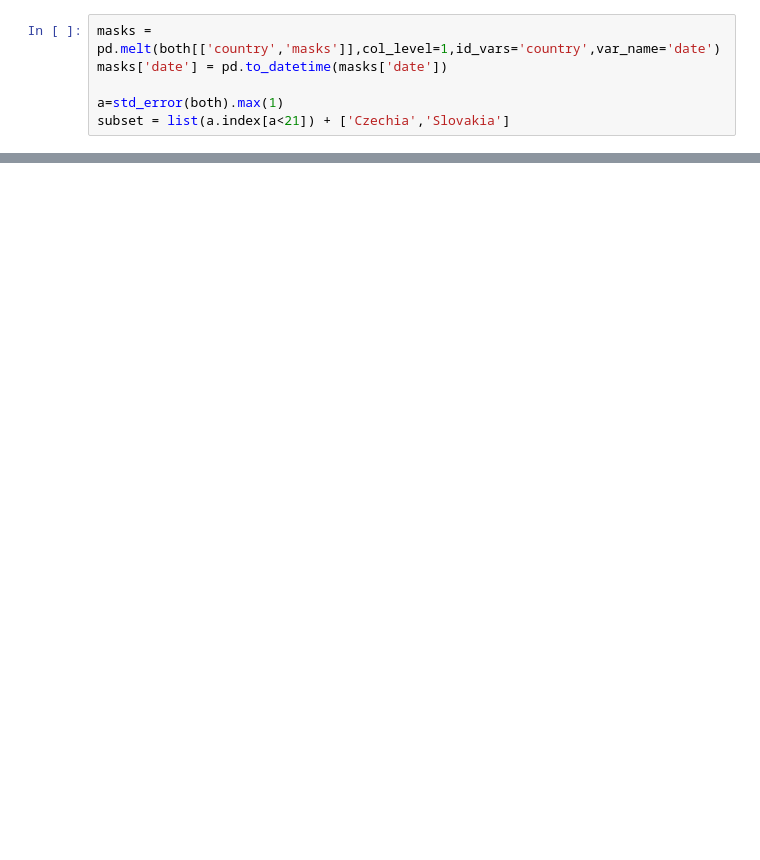
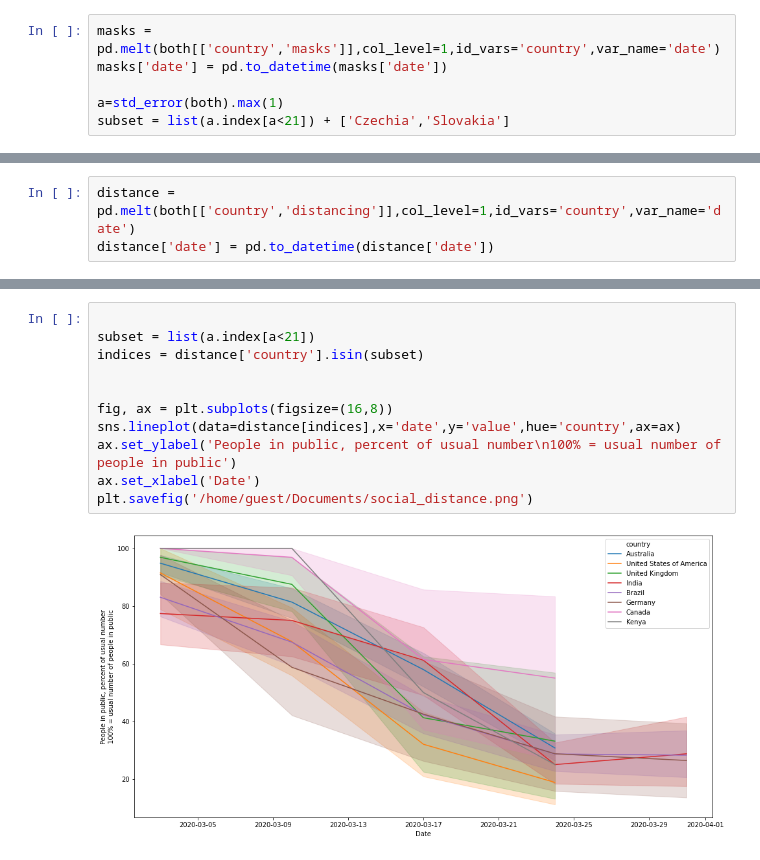
Before and after one commit to epidemics/containment, a Jupyter notebook: survery_results_conversion.ipynb, the cells around one changed output, grey strips where cells are left out. Saved outputs shown, nothing was run; the diff lists cells and outputs as text; blank space fills up the shorter version.

```diff
--- a/survery_results_conversion.ipynb
+++ b/survery_results_conversion.ipynb
@@ -129,0 +146,3 @@ array(['Australia', 'United States of America', 'Estonia',
+# %%
+distance = pd.melt(both[['country','distancing']],col_level=1,id_vars='country',var_name='date')
+distance['date'] = pd.to_datetime(distance['date'])
@@ -129,0 +159,13 @@ array(['Australia', 'United States of America', 'Estonia',
+# %%
+
+subset = list(a.index[a<21])
+indices = distance['country'].isin(subset)
+
+
+fig, ax = plt.subplots(figsize=(16,8))
+sns.lineplot(data=distance[indices],x='date',y='value',hue='country',ax=ax)
+ax.set_ylabel('People in public, percent of usual number\n100% = usual number of people in public')
+ax.set_xlabel('Date')
+plt.savefig('/home/guest/Documents/social_distance.png')
+# %% [output]
+[figure, added]
```
Also changed, not shown: parts of 7 cells of this notebook, 4 other files.
